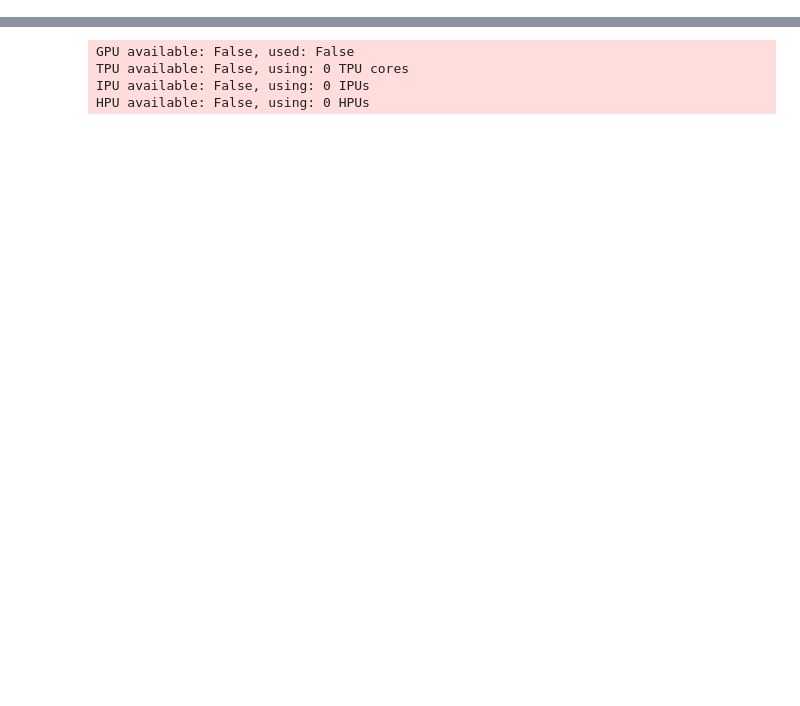
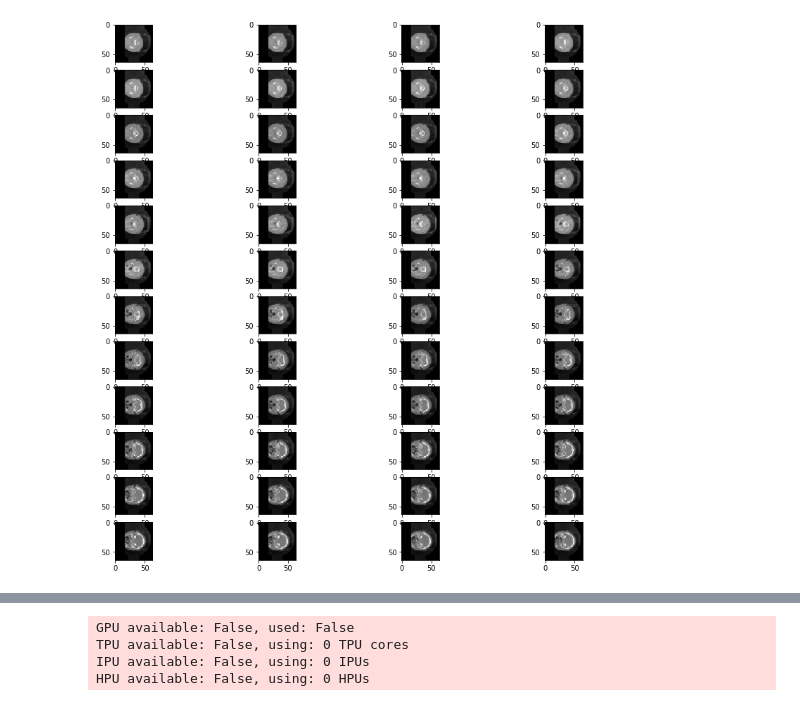
Before and after one commit to pimakshay/synthrad, a Jupyter notebook: run_scripts/synthrad_t1_run.ipynb, the cells around one changed output, grey strips where cells are left out. Cells and saved outputs as stored; diff of their text form; code cells hidden in the pictures; blank space fills up the shorter version.

```diff
--- a/run_scripts/synthrad_t1_run.ipynb
+++ b/run_scripts/synthrad_t1_run.ipynb
@@ -15,0 +67,4 @@ datasetName = 'T1_BRAIN'
+# %%
+show_images(dataset=ddpmModel.dataset, xtype="x_cond", num_samples=50, cols=4, random=False, save_all=False, filename="SC_trainset")
+# %% [output]
+[figure, added]
```
Also changed, not shown: parts of 21 cells of this notebook, 7 other files.
